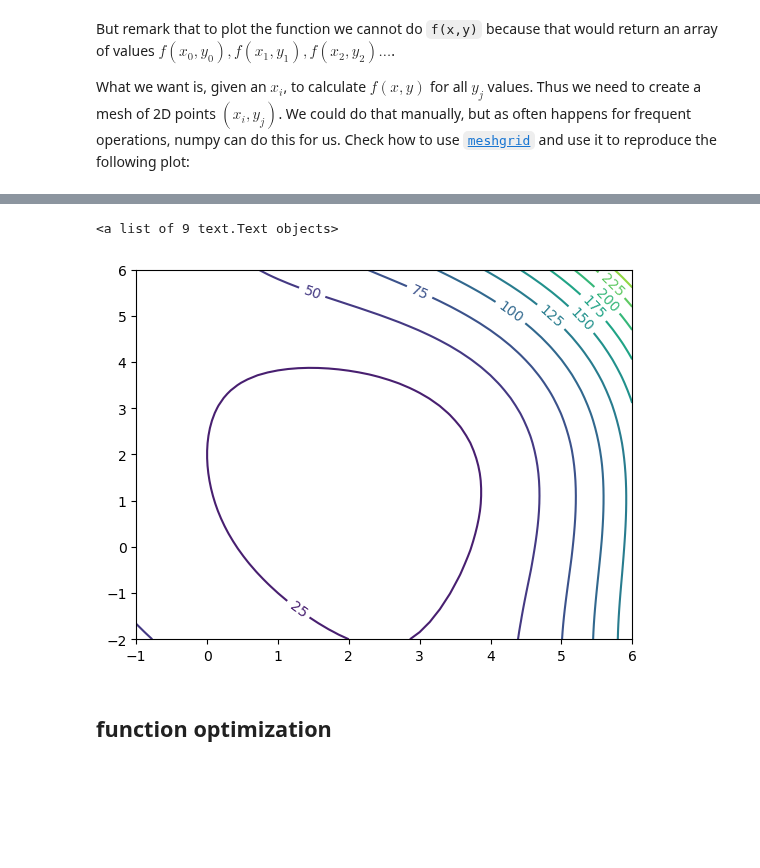
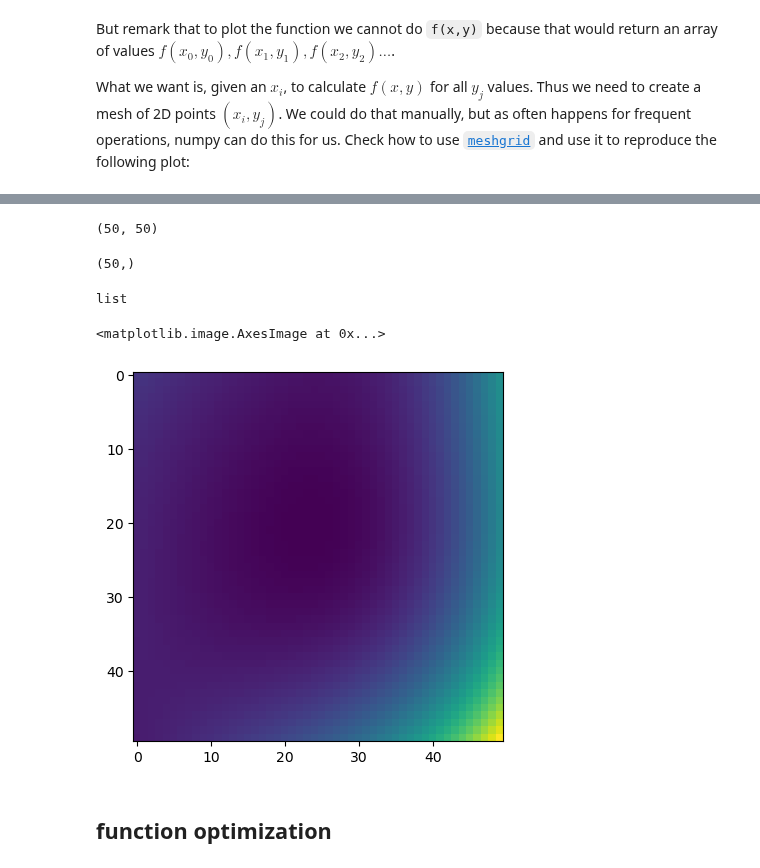
Before and after one commit to rcrehuet/Python_for_scientists_2023, a Jupyter notebook: notebooks/optimization.ipynb, the cells around one changed output, grey strips where cells are left out. Saved outputs shown, nothing was run; the diff lists cells and outputs as text; code cells hidden in the pictures; blank space fills up the shorter version.

```diff
--- a/notebooks/optimization.ipynb
+++ b/notebooks/optimization.ipynb
@@ -14,6 +14,7 @@ f(x,y)=(x-5)^2+(y-2)^2+0.1(x^4+xy^3)
 $$
 # %%
 def f(x,y):
+    return (x-5)**2+(y-2)**2+0.1*(x**4+x*y**3)
 # %% [markdown]
 ## function plotting
 # %% [markdown]
@@ -29,7 +46,21 @@ What we want is, given an $x_i$, to calculate $f(x,y)$ for all $y_j$ values. Thu
+# %%
+XX, YY = np.meshgrid(x,y)
+f(XX,YY).shape
+# %% [output]
+(50, 50)
+# %%
+f(x,y).shape
+# %% [output]
+(50,)
 # %%
+type(np.meshgrid(x,y))
 # %% [output]
-<a list of 9 text.Text objects>
+list
-[figure, removed]
+# %%
+plt.imshow(f(XX,YY))
+# %% [output]
+<matplotlib.image.AxesImage at 0x...>
+[figure, added]
 # %% [markdown]
 ## function optimization
 # %% [markdown]
```
Also changed, not shown: parts of 1 cell of this notebook, 4 other files.
